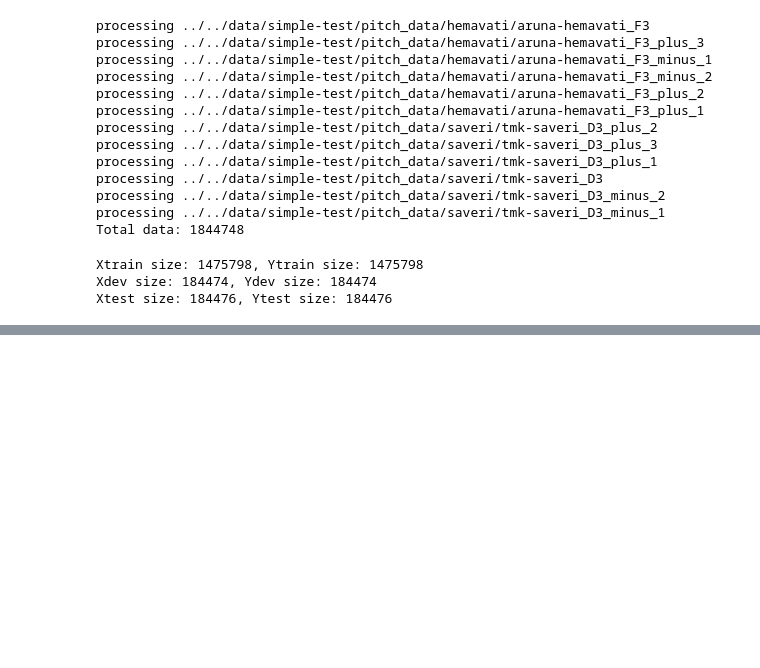
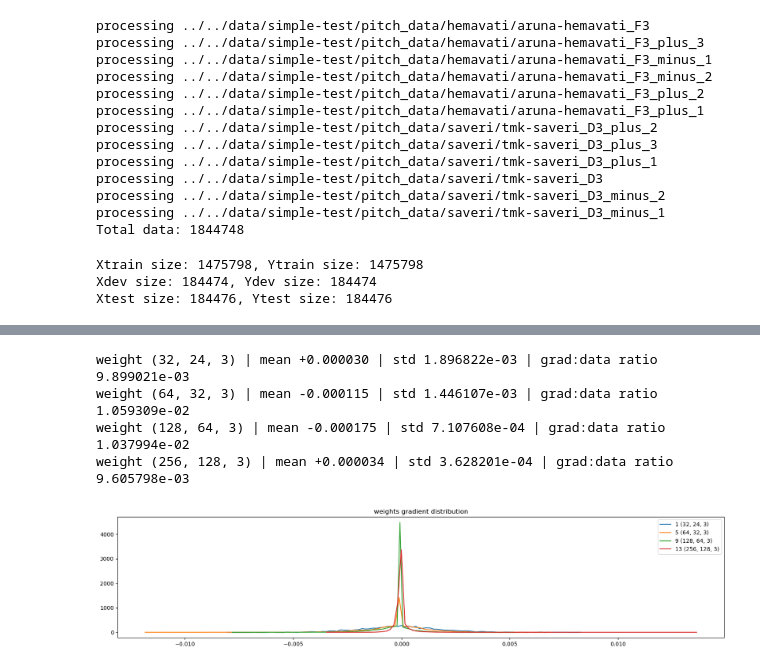
Before and after one commit to rkjk/raga-analysis, a Jupyter notebook: raga_python/notebooks/raga-simple-test.ipynb, the cells around one changed output, grey strips where cells are left out. Cells and saved outputs as stored; diff of their text form; code cells hidden in the pictures; blank space fills up the shorter version.

```diff
--- a/raga_python/notebooks/raga-simple-test.ipynb
+++ b/raga_python/notebooks/raga-simple-test.ipynb
@@ -123,0 +194,28 @@ print(Ytrain[2:4])
+# %%
+# Example usage
+in_channels = 1  # Input channels (e.g., single-channel audio)
+out_channels = 2  # Output channels (e.g., regression output)
+kernel_size = 3   # Kernel size
+stride = 1       # Stride
+padding = 0      # Padding
+n_tokens = vocab_size
+n_embd = 24
+
+model = ConvNet_1D(in_channels, out_channels, kernel_size, n_embd, n_tokens, device=device)
+
+
+
+
+# Example input - First dimension is number of minibatches, second is embedding dimension, third is context size
+#input_tensor = torch.randint(0, n_tokens, (32, 2700), device=device)  # Batch size, channels, sequence length
+#logits = model(input_tensor)
+#loss = F.cross_entropy(logits, torch.randint(0, out_channels, (32,), device=device))
+#print(f'output shape {output.shape}')
+#print(f'logits: {logits.shape}')
+#print(f'loss: {loss}')
+#total_params = sum(param.numel() for param in model.parameters())
+#print(f'total params {total_params}')
+
+#for p in model.parameters():
+#    p.grad = None
+#loss.backward()
@@ -123,0 +275,20 @@ print(Ytrain[2:4])
+# %%
+# visualize histograms
+plt.figure(figsize=(20, 4)) # width and height of the plot
+legends = []
+for i,p in enumerate(model.parameters()):
+    t = p.grad
+    # Conv1D
+    if p.ndim == 3:
+        print('weight %10s | mean %+f | std %e | grad:data ratio %e' % (tuple(p.shape), t.mean(), t.std(), t.std() / p.std()))
+        hy, hx = torch.histogram(torch.tensor(t, device='cpu'), density=True)
+        plt.plot(hx[:-1].detach(), hy.detach())
+        legends.append(f'{i} {tuple(p.shape)}')
+plt.legend(legends)
+plt.title('weights gradient distribution');
+# %% [output]
+weight (32, 24, 3) | mean +0.000030 | std 1.896822e-03 | grad:data ratio 9.899021e-03
+weight (64, 32, 3) | mean -0.000115 | std 1.446107e-03 | grad:data ratio 1.059309e-02
+weight (128, 64, 3) | mean -0.000175 | std 7.107608e-04 | grad:data ratio 1.037994e-02
+weight (256, 128, 3) | mean +0.000034 | std 3.628201e-04 | grad:data ratio 9.605798e-03
+[figure, added]
```
Also changed, not shown: parts of 11 cells of this notebook.
